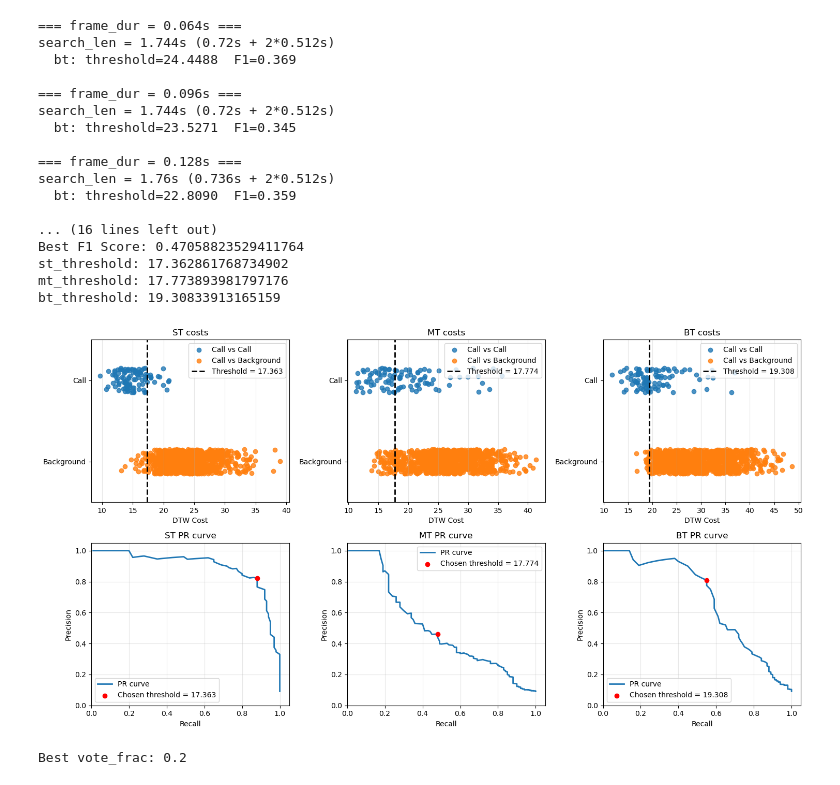
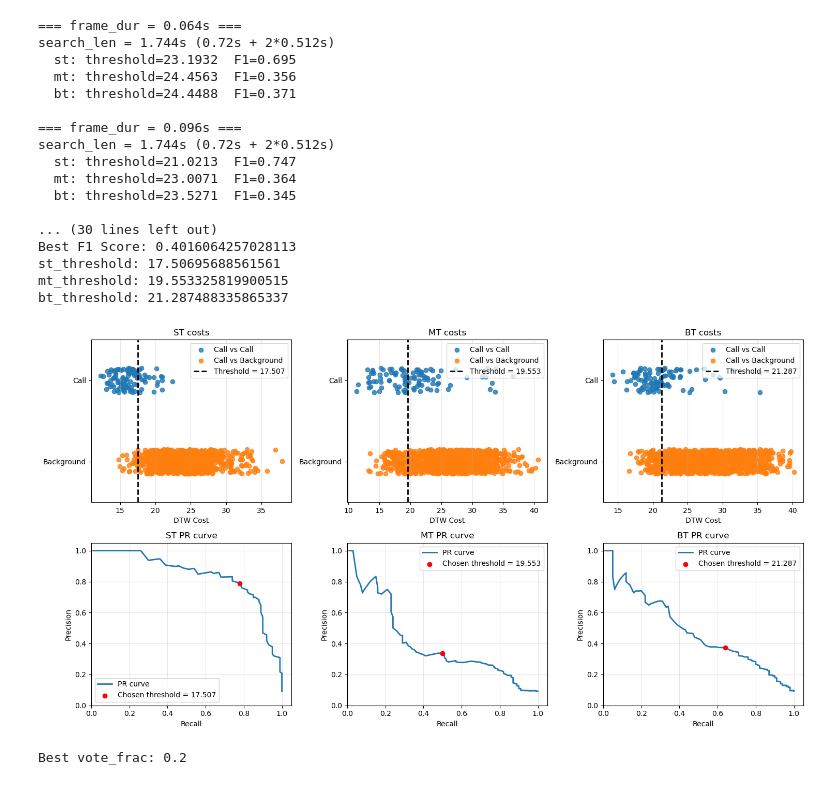
Before and after one commit to koekiekat/Skripsie, a Jupyter notebook: Final Software/mfcc_calib_10.ipynb, the cells around one changed output. Cells and saved outputs as stored; diff of their text form; code cells hidden in the pictures.

```diff
--- a/Final Software/mfcc_calib_10.ipynb
+++ b/Final Software/mfcc_calib_10.ipynb
@@ -87,9 +87,9 @@ for frame_length in feat_frame_lengths:
     hop_len_seconds = frame_hop_len(extractor, fs_new)
 
     #determine features
-    st_temp_feats = load_features_from_json(RESULTS_29 / st_temp_file, extractor, n_temps)
-    mt_temp_feats = load_features_from_json(RESULTS_29 / mt_temp_file, extractor, n_temps)
-    bt_temp_feats = load_features_from_json(RESULTS_29 / bt_temp_file, extractor, n_temps)
+    st_temp_feats = load_features_from_json(RESULTS_29 / st_temp_file, extractor, n_temps, fs_new = fs_new)
+    mt_temp_feats = load_features_from_json(RESULTS_29 / mt_temp_file, extractor, n_temps, fs_new = fs_new)
+    bt_temp_feats = load_features_from_json(RESULTS_29 / bt_temp_file, extractor, n_temps, fs_new = fs_new)
 
     #find max template length so all calib feats can be extracted to be same len + slack
     #we want to keep slack small to not let other noise in(checked spectrograms to see if I was happy since there aren't many temps)
@@ -121,46 +121,46 @@ for frame_length in feat_frame_lengths:
             call_costs=call_costs, call_starts=call_starts, call_ends=call_ends,
             bg_costs=bg_costs, bg_starts=bg_starts, bg_ends=bg_ends,
         )
-    print(f"  {call_type}: threshold={threshold:.4f}  F1={f1:.3f}")
+        print(f"  {call_type}: threshold={threshold:.4f}  F1={f1:.3f}")
 
 frame_len_results = {f: min(r["f1"] for r in results[f].values()) for f in results}
 best_frame_len = max(frame_len_results, key=lambda f: (frame_len_results[f], f))
 best_score = frame_len_results[best_frame_len]
 best_thresholds = {t: results[best_frame_len][t]["threshold"] for t in call_types}
 
 print(f"Chosen Frame Length: {best_frame_len}")
 print(f"Best F1 Score: {best_score}")
 for t in call_types:
     print(f"{t}_threshold: {best_thresholds[t]}")
 
 fig, axes = plt.subplots(2, 3, figsize=(15, 8))
 for col, t in enumerate(call_types):
     r = results[best_frame_len][t]
     plot_dtw_scatter(r["call_costs"], r["bg_costs"], threshold=r["threshold"], ax=axes[0, col])
     plot_pr_curve_from_costs(r["call_costs"], r["bg_costs"], best_threshold=r["threshold"], ax=axes[1, col])
     axes[0, col].set_title(f"{t.upper()} costs")
     axes[1, col].set_title(f"{t.upper()} PR curve")
 plt.tight_layout()
 plt.show()
 # %% [output]
 === frame_dur = 0.064s ===
 search_len = 1.744s (0.72s + 2*0.512s)
-  bt: threshold=24.4488  F1=0.369
+  st: threshold=23.1932  F1=0.695
+  mt: threshold=24.4563  F1=0.356
+  bt: threshold=24.4488  F1=0.371
 
 === frame_dur = 0.096s ===
 search_len = 1.744s (0.72s + 2*0.512s)
+  st: threshold=21.0213  F1=0.747
+  mt: threshold=23.0071  F1=0.364
   bt: threshold=23.5271  F1=0.345
 
-=== frame_dur = 0.128s ===
-search_len = 1.76s (0.736s + 2*0.512s)
-  bt: threshold=22.8090  F1=0.359
-
-... (16 lines left out)
-Best F1 Score: 0.47058823529411764
-st_threshold: 17.362861768734902
-mt_threshold: 17.773893981797176
-bt_threshold: 19.30833913165159
+... (30 lines left out)
+Best F1 Score: 0.4016064257028113
+st_threshold: 17.50695688561561
+mt_threshold: 19.553325819900515
+bt_threshold: 21.287488335865337
-[figure, old version]
+[figure, new version]
 # %%
 if feat_method == "stft":
     extractor = make_stft_extractor(frame_dur = best_frame_len)
```
Also changed, not shown: parts of 2 cells of this notebook, 23 other files.
